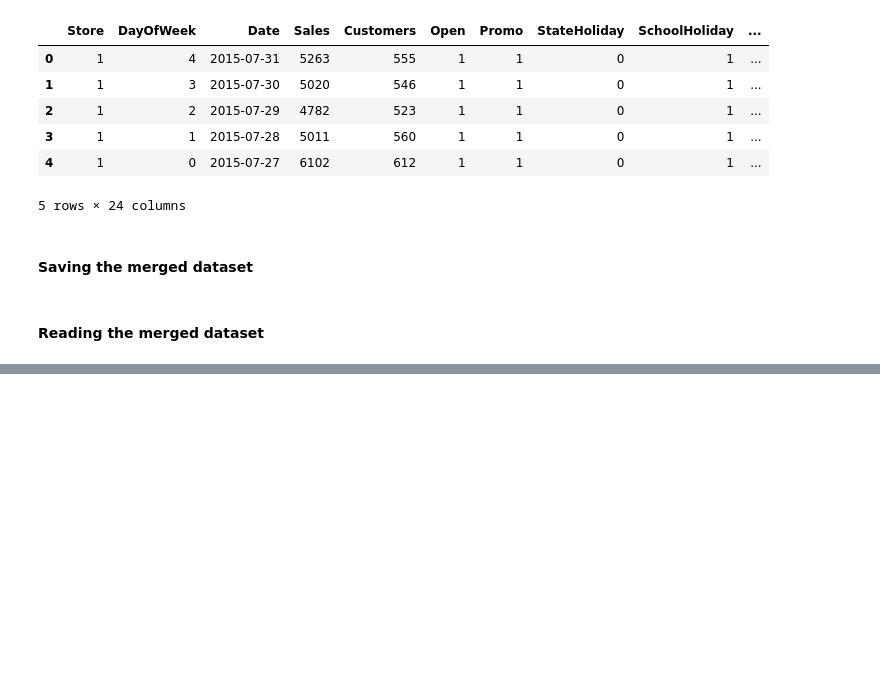
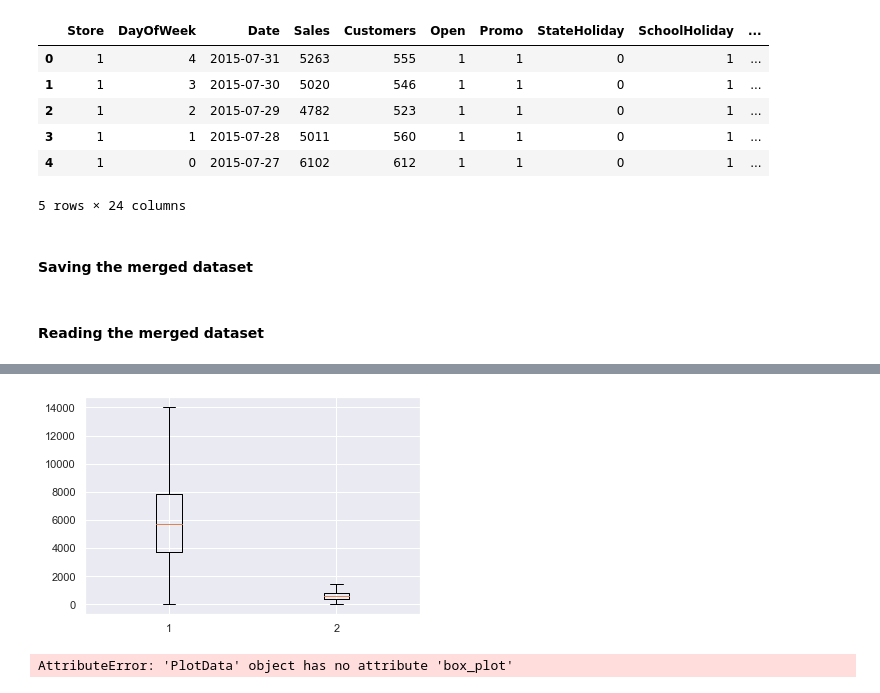
Before and after one commit to yonamg/Pharmaceutical-Sales-Prediction, a Jupyter notebook: notebook/Sales_Preprocessing.ipynb, the cells around one changed output, grey strips where cells are left out. Saved outputs shown, nothing was run; the diff lists cells and outputs as text; code cells hidden in the pictures; blank space fills up the shorter version.

```diff
--- a/notebook/Sales_Preprocessing.ipynb
+++ b/notebook/Sales_Preprocessing.ipynb
@@ -327,0 +340,11 @@ plot.plot_box(train_df, train_df['Customers'], "Customers Outlier Graph")
+# %%
+sns.set()
+plt.boxplot(train_df[['Sales', 'Customers']])
+plt.show()
+# %% [output]
+[figure, added]
+# %%
+plot.plot_box(train_df, train_df['Sales'], "Sales Outlier Fixed Graph")
+plot.plot_box(train_df, train_df['Customers'], "Customers Outlier Graph")
+# %% [output]
+AttributeError: 'PlotData' object has no attribute 'box_plot'
```
Also changed, not shown: parts of 44 cells of this notebook.
